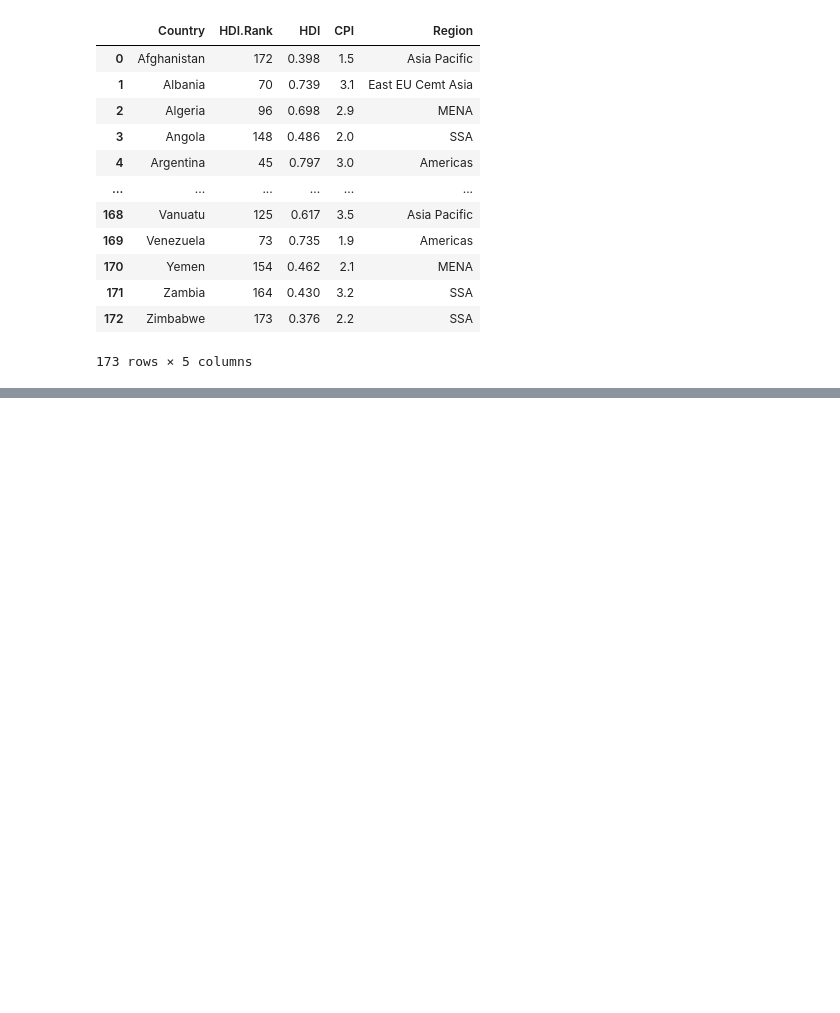
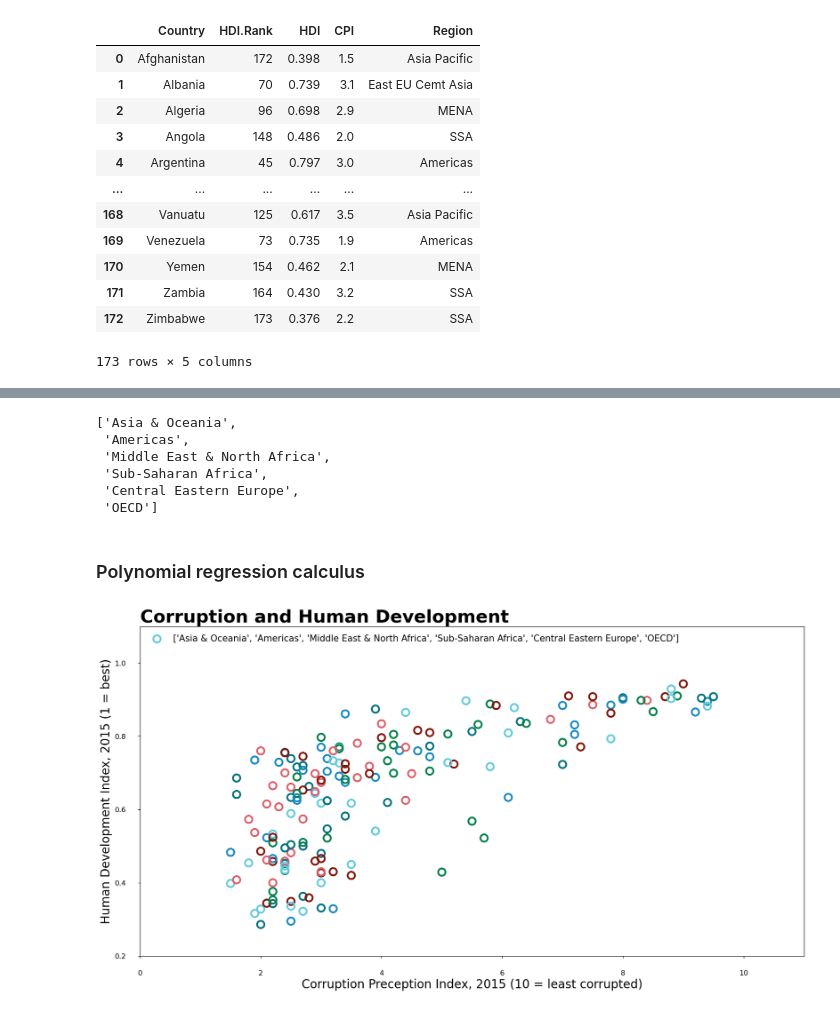
Before and after one commit to cassolseba/data-visualization-lab, a Jupyter notebook: past_exams/2020.06.12_dvl/2020.06.12_try/2020.06.12_try.ipynb, the cells around one changed output, grey strips where cells are left out. Drawn from its saved outputs; the diff is of its cells as text; code cells hidden in the pictures; blank space fills up the shorter version.

```diff
--- a/past_exams/2020.06.12_dvl/2020.06.12_try/2020.06.12_try.ipynb
+++ b/past_exams/2020.06.12_dvl/2020.06.12_try/2020.06.12_try.ipynb
@@ -64,0 +277,4 @@ countries = data.Country.unique().tolist()
+# %%
+dataset = pd.read_csv("../economist_data.csv")
+
+dataset
@@ -64,0 +308,20 @@ countries = data.Country.unique().tolist()
+# %%
+# but regions have different names
+
+region_labels = [
+    'Asia & Oceania',
+    'Americas',
+    'Middle East & North Africa',
+    'Sub-Saharan Africa',
+    'Central Eastern Europe',
+    'OECD'
+]
+
+region_labels
+# %% [output]
+['Asia & Oceania',
+ 'Americas',
+ 'Middle East & North Africa',
+ 'Sub-Saharan Africa',
+ 'Central Eastern Europe',
+ 'OECD']
@@ -64,0 +331,5 @@ countries = data.Country.unique().tolist()
+# %%
+# we need also colors
+colors = ['#62cbde','#1789c2','#de5f6a', '#801509' ,'#008049','#007180']
+# %% [markdown]
+### Polynomial regression calculus
@@ -64,0 +341,46 @@ countries = data.Country.unique().tolist()
+# %%
+plt.figure(figsize=(20,10))
+
+# scatter plot
+plt.scatter(
+    'CPI',
+    'HDI',
+    data = dataset,
+    s = 150,
+    label = region_labels,
+    edgecolors=colors,
+    facecolors='none',
+    linewidths = 3
+)
+
+# need for a regression line
+# need for country names
+# need for the grid (lines) behind the graph
+
+# decorations
+plt.xlabel(
+    'Corruption Preception Index, 2015 (10 = least corrupted)',
+    fontsize=20)
+plt.ylabel(
+    'Human Development Index, 2015 (1 = best)',
+    fontsize=20)
+plt.title(
+    label='Corruption and Human Development',
+    fontsize=30, loc='left',
+    fontweight='bold')
+plt.ylim(0.2, 1.1)
+plt.xlim(0, 11)
+plt.tick_params(
+    direction='out',
+    labelsize = 'large',
+    pad = 20)
+plt.legend(
+    loc='upper left',
+    ncol=6,
+    mode="expand",
+    fontsize=15,
+    edgecolor='none')
+
+plt.show()
+# %% [output]
+[figure, added]
```
Also changed, not shown: parts of 31 cells of this notebook.
